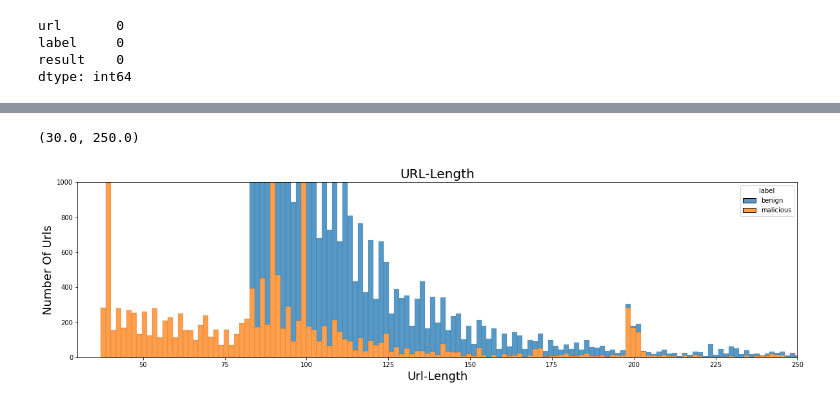
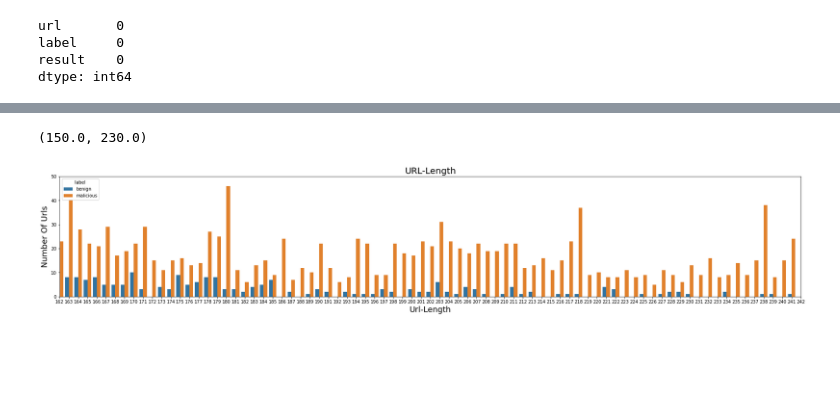
Before and after one commit to Mansi2814/Malicious-URL-Detection, a Jupyter notebook: notebooks/Untitled.ipynb, the cells around one changed output, grey strips where cells are left out. Saved outputs shown, nothing was run; the diff lists cells and outputs as text; code cells hidden in the pictures; blank space fills up the shorter version.

```diff
--- a/notebooks/Untitled.ipynb
+++ b/notebooks/Untitled.ipynb
@@ -83,4 +83,36 @@ urldata['tld_length'] = urldata['tld'].apply(lambda i: tld_length(i))
+# %%
+urldata['path_length'] = urldata['url'].apply(lambda i: len(urlparse(i).path))
 # %%
 urldata['count@'] = urldata['url'].apply(lambda i: i.count('@'))
 urldata['count.'] = urldata['url'].apply(lambda i: i.count('.'))
 urldata['count-http'] = urldata['url'].apply(lambda i : i.count('http'))
+# %%
+def digit_count(url):
+    digits = 0
+    for i in url:
+        if i.isnumeric():
+            digits = digits + 1
+    return digits
+urldata['count-digits']= urldata['url'].apply(lambda i: digit_count(i))
+# %%
+def url_has_port_in_string(url):
+    has_port = urlparse(url).netloc.split(':')
+    return len(has_port) > 1 and has_port[-1].isdigit()
+urldata['url_has_port_in_string'] = urldata['url'].apply(lambda i: url_has_port_in_string(i))
+# %%
+import re
+def shortening_service(url):
+    match = re.search('bit\.ly|goo\.gl|shorte\.st|go2l\.ink|x\.co|ow\.ly|t\.co|tinyurl|tr\.im|is\.gd|cli\.gs|'
+                      'yfrog\.com|migre\.me|ff\.im|tiny\.cc|url4\.eu|twit\.ac|su\.pr|twurl\.nl|snipurl\.com|'
+                      'short\.to|BudURL\.com|ping\.fm|post\.ly|Just\.as|bkite\.com|snipr\.com|fic\.kr|loopt\.us|'
+                      'doiop\.com|short\.ie|kl\.am|wp\.me|rubyurl\.com|om\.ly|to\.ly|bit\.do|t\.co|lnkd\.in|'
+                      'db\.tt|qr\.ae|adf\.ly|goo\.gl|bitly\.com|cur\.lv|tinyurl\.com|ow\.ly|bit\.ly|ity\.im|'
+                      'q\.gs|is\.gd|po\.st|bc\.vc|twitthis\.com|u\.to|j\.mp|buzurl\.com|cutt\.us|u\.bb|yourls\.org|'
+                      'x\.co|prettylinkpro\.com|scrnch\.me|filoops\.info|vzturl\.com|qr\.net|1url\.com|tweez\.me|v\.gd|'
+                      'tr\.im|link\.zip\.net',
+                      url)
+    if match:
+        return -1
+    else:
+        return 1
+urldata['short_url'] = urldata['url'].apply(lambda i: shortening_service(i))
@@ -111,11 +165,12 @@ Percent Of Benign URLs:70.76 %
 # %%
-plt.figure(figsize=(20,5))
-sns.histplot(data= urldata, x='url_length', hue='label', multiple='stack')
+plt.figure(figsize=(30,5))
+# sns.histplot(data= urldata, x='url_length', hue='label', multiple='stack')
+sns.countplot(x='url_length', data=urldata,hue='label')
 plt.title("URL-Length",fontsize=20)
 plt.xlabel("Url-Length",fontsize=18)
 plt.ylabel("Number Of Urls",fontsize=18)
-plt.ylim(0,1000)
-plt.xlim(30,250)
+plt.ylim(0,50)
+plt.xlim(150,230)
 # %% [output]
-(30.0, 250.0)
+(150.0, 230.0)
-[figure, old version]
+[figure, new version]
```
Also changed, not shown: parts of 26 cells of this notebook, 2 other files.
